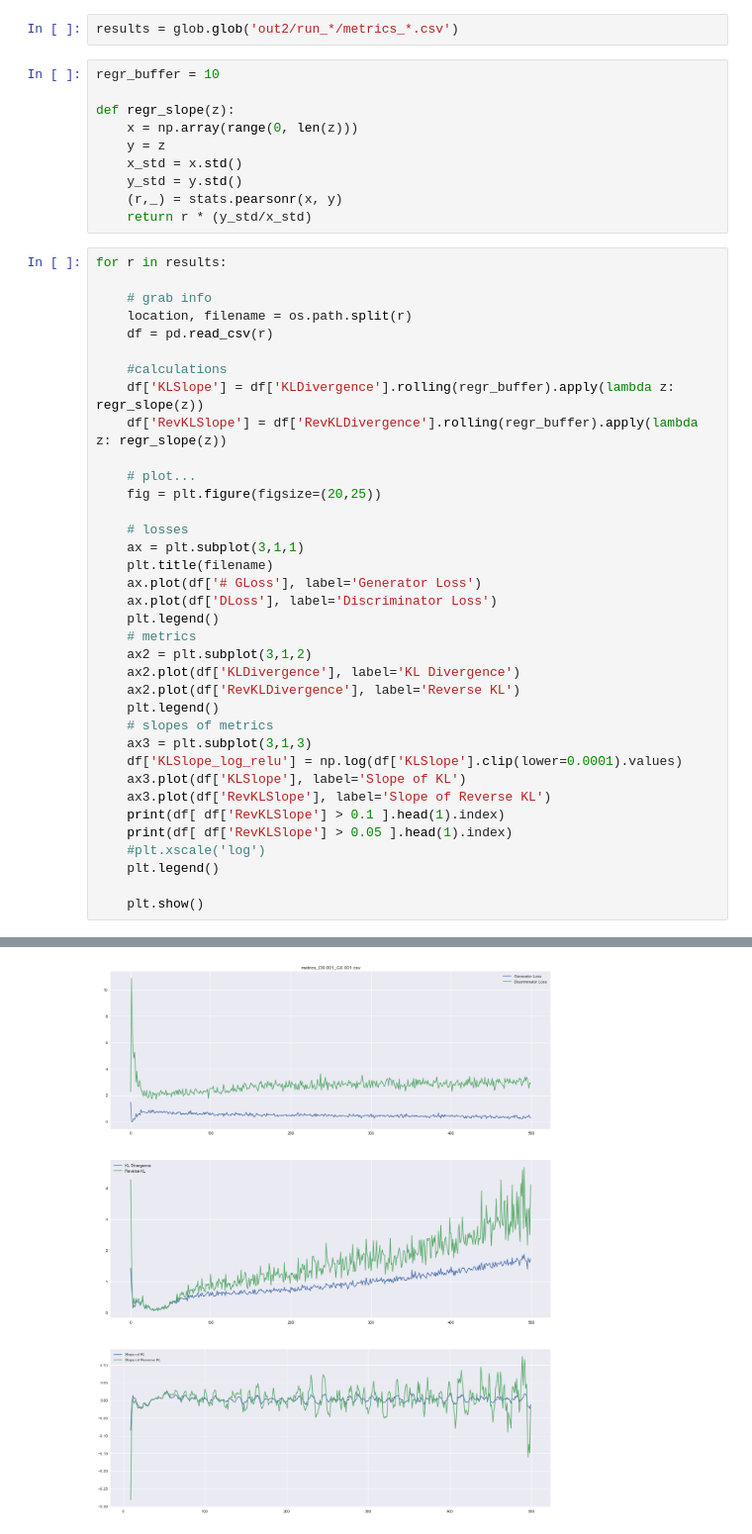
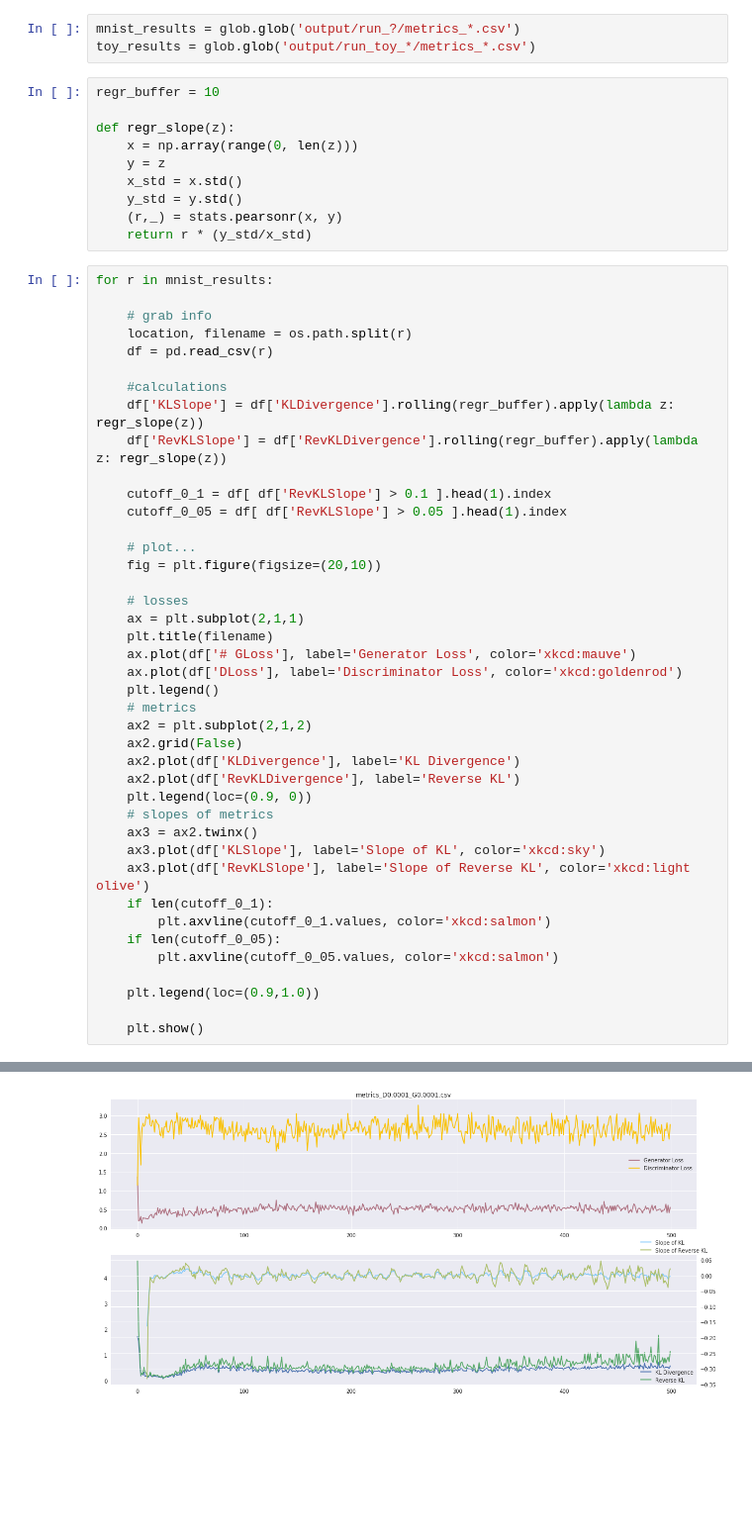
Before and after one commit to vperidot/runtime-dmc, a Jupyter notebook: Plots.ipynb, the cells around one changed output, grey strips where cells are left out. Shown at 99% size. Cells and saved outputs as stored; diff of their text form; blank space fills up the shorter version.

Commit message:
added mog runs, outputs, plots

```diff
--- a/Plots.ipynb
+++ b/Plots.ipynb
@@ -8,7 +8,8 @@ import os
 import glob
 plt.style.use('seaborn')
 # %%
-results = glob.glob('out2/run_*/metrics_*.csv')
+mnist_results = glob.glob('output/run_?/metrics_*.csv')
+toy_results = glob.glob('output/run_toy_*/metrics_*.csv')
 # %%
 regr_buffer = 10
 
@@ -20,7 +21,7 @@ def regr_slope(z):
     (r,_) = stats.pearsonr(x, y)
     return r * (y_std/x_std)
 # %%
-for r in results:
+for r in mnist_results:
 
     # grab info
     location, filename = os.path.split(r)
@@ -30,29 +31,34 @@ for r in results:
     df['KLSlope'] = df['KLDivergence'].rolling(regr_buffer).apply(lambda z: regr_slope(z))
     df['RevKLSlope'] = df['RevKLDivergence'].rolling(regr_buffer).apply(lambda z: regr_slope(z))
 
+    cutoff_0_1 = df[ df['RevKLSlope'] > 0.1 ].head(1).index
+    cutoff_0_05 = df[ df['RevKLSlope'] > 0.05 ].head(1).index
+
     # plot...
-    fig = plt.figure(figsize=(20,25))
+    fig = plt.figure(figsize=(20,10))
 
     # losses
-    ax = plt.subplot(3,1,1)
+    ax = plt.subplot(2,1,1)
     plt.title(filename)
-    ax.plot(df['# GLoss'], label='Generator Loss')
-    ax.plot(df['DLoss'], label='Discriminator Loss')
+    ax.plot(df['# GLoss'], label='Generator Loss', color='xkcd:mauve')
+    ax.plot(df['DLoss'], label='Discriminator Loss', color='xkcd:goldenrod')
     plt.legend()
     # metrics
-    ax2 = plt.subplot(3,1,2)
+    ax2 = plt.subplot(2,1,2)
+    ax2.grid(False)
     ax2.plot(df['KLDivergence'], label='KL Divergence')
     ax2.plot(df['RevKLDivergence'], label='Reverse KL')
-    plt.legend()
+    plt.legend(loc=(0.9, 0))
     # slopes of metrics
-    ax3 = plt.subplot(3,1,3)
-    df['KLSlope_log_relu'] = np.log(df['KLSlope'].clip(lower=0.0001).values)
-    ax3.plot(df['KLSlope'], label='Slope of KL')
-    ax3.plot(df['RevKLSlope'], label='Slope of Reverse KL')
-    print(df[ df['RevKLSlope'] > 0.1 ].head(1).index)
-    print(df[ df['RevKLSlope'] > 0.05 ].head(1).index)
-    #plt.xscale('log')
-    plt.legend()
+    ax3 = ax2.twinx()
+    ax3.plot(df['KLSlope'], label='Slope of KL', color='xkcd:sky')
+    ax3.plot(df['RevKLSlope'], label='Slope of Reverse KL', color='xkcd:light olive')
+    if len(cutoff_0_1):
+        plt.axvline(cutoff_0_1.values, color='xkcd:salmon')
+    if len(cutoff_0_05):
+        plt.axvline(cutoff_0_05.values, color='xkcd:salmon')
+
+    plt.legend(loc=(0.9,1.0))
 
     plt.show()
 # %% [output]
@@ -61 +65 @@ Int64Index([230], dtype='int64')
-[figure, old version]
+[figure, new version]
```
Also changed, not shown: parts of 2 cells of this notebook, 25 other files.
